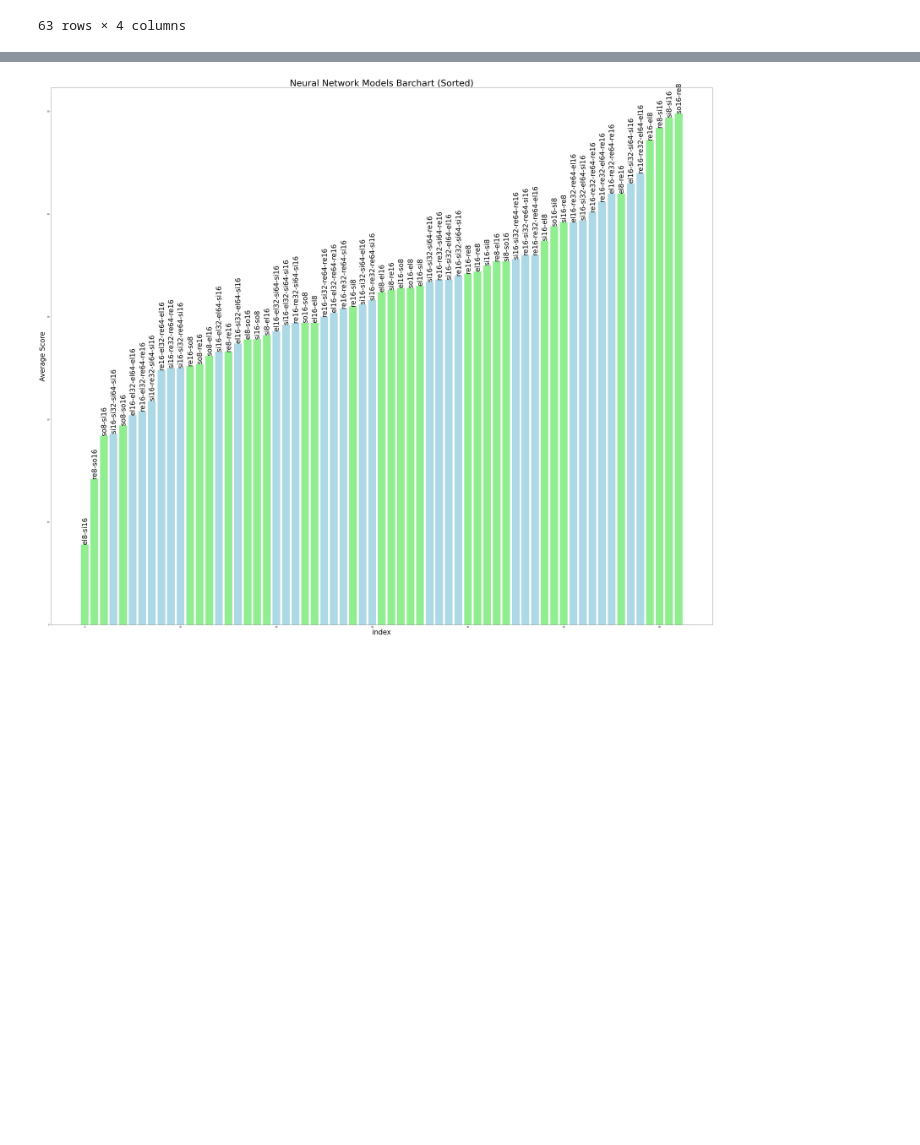
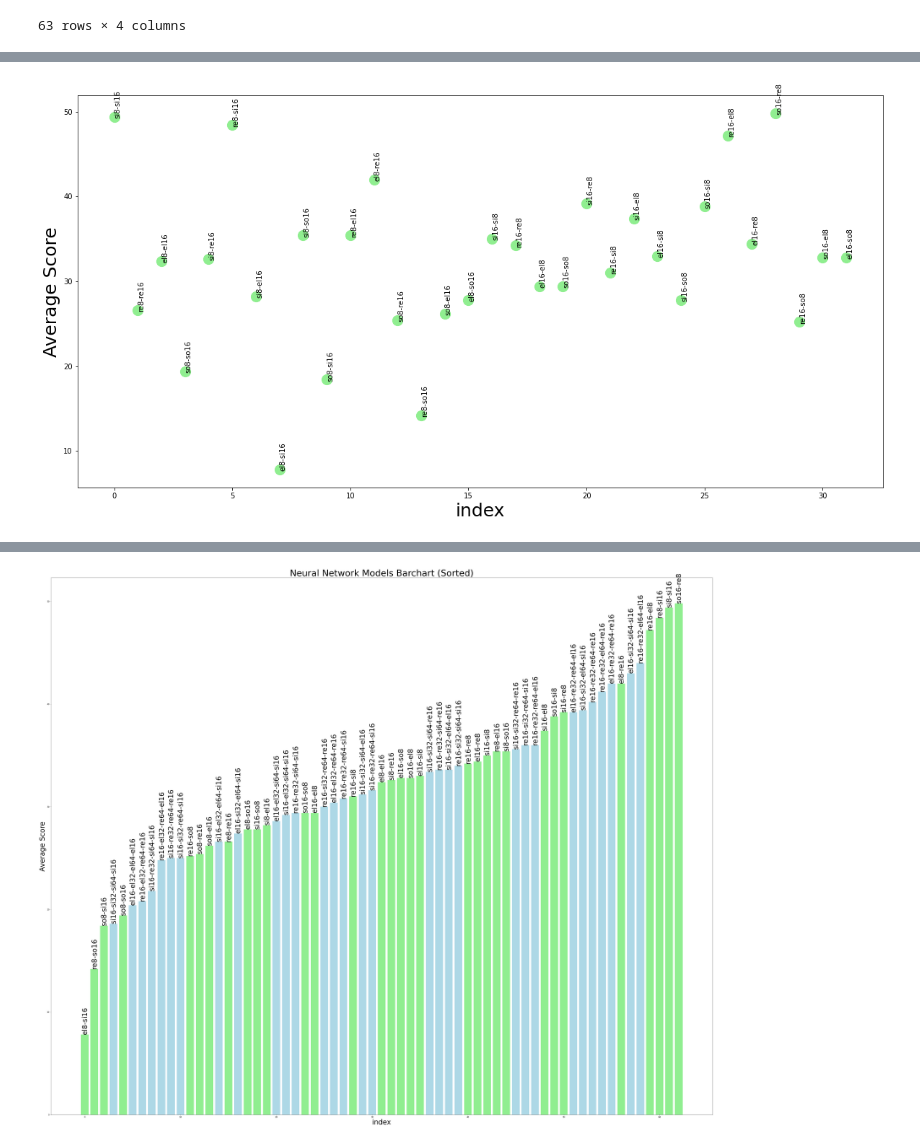
Before and after one commit to hoangphuc05/snake-ai, a Jupyter notebook: display_graph.ipynb, the cells around one changed output, grey strips where cells are left out. Drawn from its saved outputs; the diff is of its cells as text; code cells hidden in the pictures; blank space fills up the shorter version.

Commit message:
Some new plot additions

```diff
--- a/display_graph.ipynb
+++ b/display_graph.ipynb
@@ -64,0 +122,14 @@ sortedDFrame
+# %%
+X1_l2 = l2df['index'].to_numpy()
+Y2_l2 = l2df['Average Score'].to_numpy()
+label_l2 = l2df['Activation']
+plt.figure(figsize=(20,10))
+plt.scatter(X1_l2,Y2_l2, s=200, color='lightgreen')
+# # initializing x and y labels
+plt.xlabel('index', fontsize = 25)
+plt.ylabel('Average Score', fontsize = 25)
+for i, label in enumerate(label_l2):
+    plt.annotate(label,(X1_l2[i],Y2_l2[i]), fontsize = 10, rotation=90)
+# plt.show()
+# %% [output]
+[figure, added]
```
Also changed, not shown: parts of 10 cells of this notebook.
